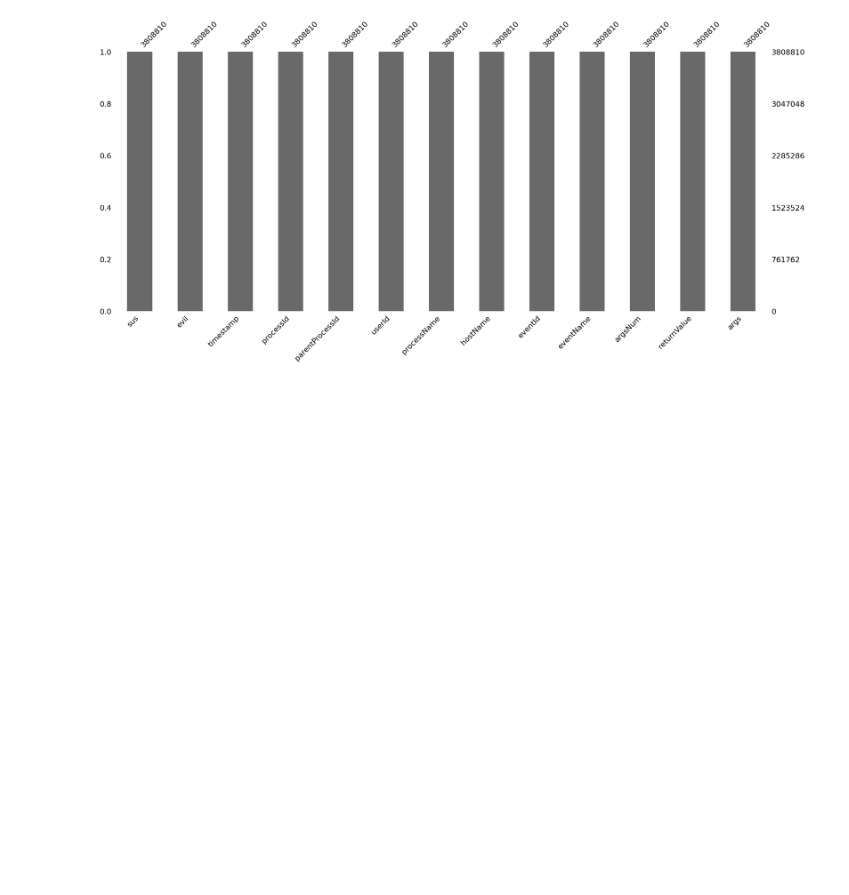
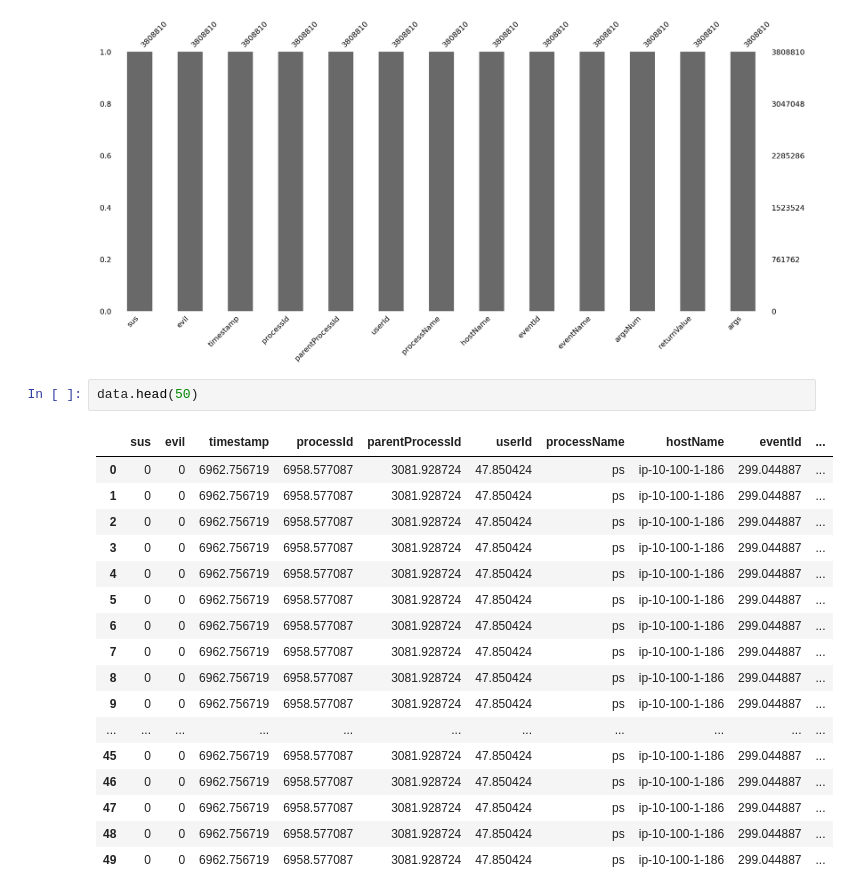
Before and after one commit to Ukwubile1/Machine-Learning-Threats-Classfication-, a Jupyter notebook: machine_learning.ipynb, the cells around one changed output. Cells and saved outputs as stored; diff of their text form; blank space fills up the shorter version.

```diff
--- a/machine_learning.ipynb
+++ b/machine_learning.ipynb
@@ -130,3 +133,23 @@ msno.bar(data)
 # %% [output]
 <Axes: >
 [figure]
+# %%
+data.head(50)
+# %% [output]
+|  | sus | evil | timestamp | processId | parentProcessId | userId | processName | hostName | eventId | ... |
+| 0 | 0 | 0 | 6962.756719 | 6958.577087 | 3081.928724 | 47.850424 | ps | ip-10-100-1-186 | 299.044887 | ... |
+| 1 | 0 | 0 | 6962.756719 | 6958.577087 | 3081.928724 | 47.850424 | ps | ip-10-100-1-186 | 299.044887 | ... |
+| 2 | 0 | 0 | 6962.756719 | 6958.577087 | 3081.928724 | 47.850424 | ps | ip-10-100-1-186 | 299.044887 | ... |
+| 3 | 0 | 0 | 6962.756719 | 6958.577087 | 3081.928724 | 47.850424 | ps | ip-10-100-1-186 | 299.044887 | ... |
+| 4 | 0 | 0 | 6962.756719 | 6958.577087 | 3081.928724 | 47.850424 | ps | ip-10-100-1-186 | 299.044887 | ... |
+| 5 | 0 | 0 | 6962.756719 | 6958.577087 | 3081.928724 | 47.850424 | ps | ip-10-100-1-186 | 299.044887 | ... |
+| 6 | 0 | 0 | 6962.756719 | 6958.577087 | 3081.928724 | 47.850424 | ps | ip-10-100-1-186 | 299.044887 | ... |
+| 7 | 0 | 0 | 6962.756719 | 6958.577087 | 3081.928724 | 47.850424 | ps | ip-10-100-1-186 | 299.044887 | ... |
+| 8 | 0 | 0 | 6962.756719 | 6958.577087 | 3081.928724 | 47.850424 | ps | ip-10-100-1-186 | 299.044887 | ... |
+| 9 | 0 | 0 | 6962.756719 | 6958.577087 | 3081.928724 | 47.850424 | ps | ip-10-100-1-186 | 299.044887 | ... |
+| ... | ... | ... | ... | ... | ... | ... | ... | ... | ... | ... |
+| 45 | 0 | 0 | 6962.756719 | 6958.577087 | 3081.928724 | 47.850424 | ps | ip-10-100-1-186 | 299.044887 | ... |
+| 46 | 0 | 0 | 6962.756719 | 6958.577087 | 3081.928724 | 47.850424 | ps | ip-10-100-1-186 | 299.044887 | ... |
+| 47 | 0 | 0 | 6962.756719 | 6958.577087 | 3081.928724 | 47.850424 | ps | ip-10-100-1-186 | 299.044887 | ... |
+| 48 | 0 | 0 | 6962.756719 | 6958.577087 | 3081.928724 | 47.850424 | ps | ip-10-100-1-186 | 299.044887 | ... |
+| 49 | 0 | 0 | 6962.756719 | 6958.577087 | 3081.928724 | 47.850424 | ps | ip-10-100-1-186 | 299.044887 | ... |
```
Also changed, not shown: parts of 8 cells of this notebook.
